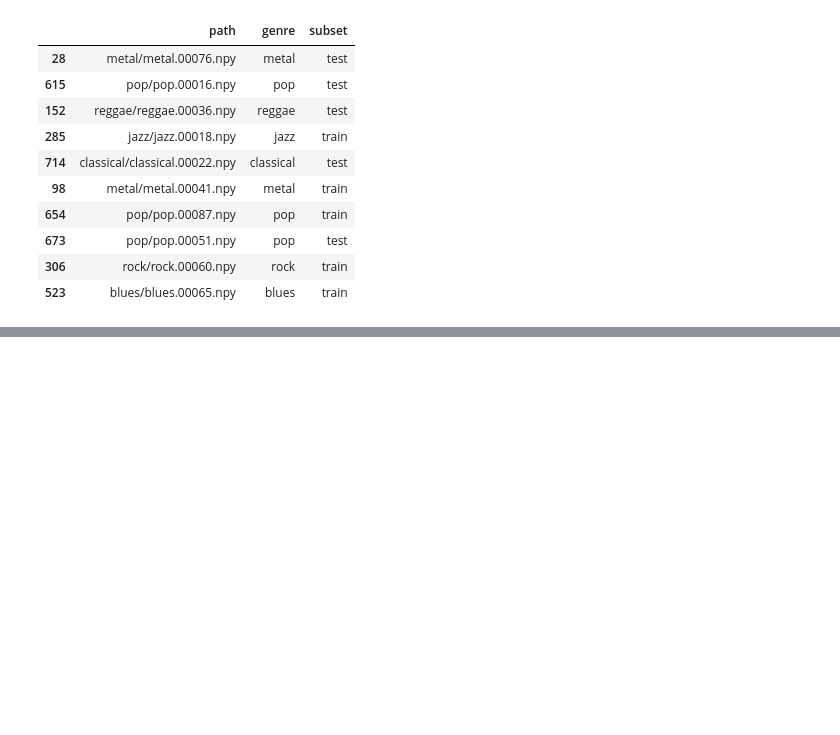
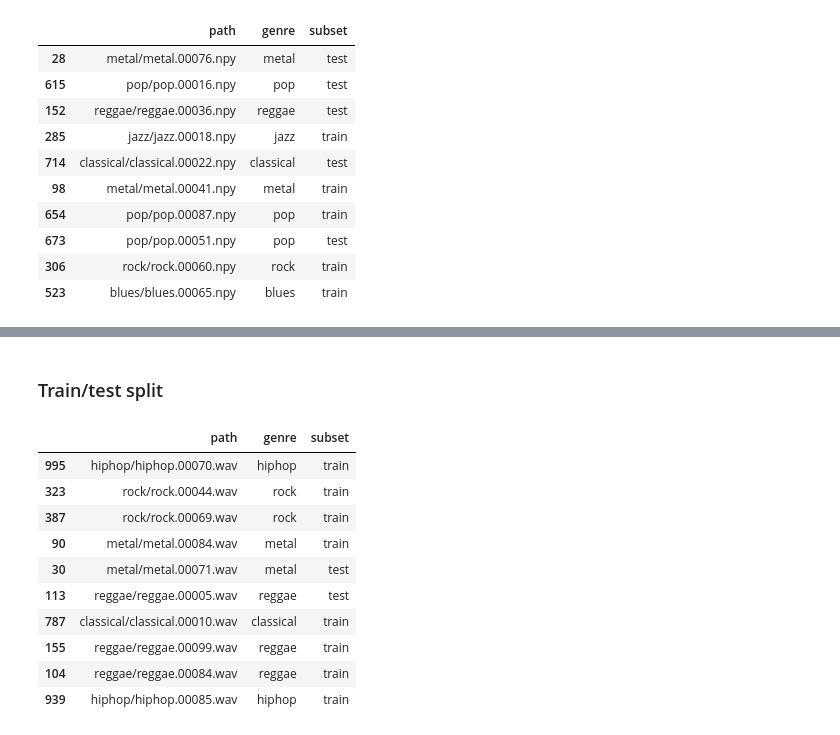
Before and after one commit to matteobarbieri/simsalabim, a Jupyter notebook: notebooks/data_exploration.ipynb, the cells around one changed output, grey strips where cells are left out. Cells and saved outputs as stored; diff of their text form; code cells hidden in the pictures; blank space fills up the shorter version.

```diff
--- a/notebooks/data_exploration.ipynb
+++ b/notebooks/data_exploration.ipynb
@@ -227,0 +186,2 @@ df_full.to_csv(f"{OUT_FOLDER}/metadata.csv", index=False)
+# %%
+df = pd.DataFrame(wav_files)
@@ -227,0 +197,2 @@ df_full.to_csv(f"{OUT_FOLDER}/metadata.csv", index=False)
+# %% [markdown]
+### Train/test split
@@ -227,0 +201,21 @@ df_full.to_csv(f"{OUT_FOLDER}/metadata.csv", index=False)
+# %%
+df_train, df_test = train_test_split(df, test_size=0.2, stratify=df['genre'])
+# %%
+df_train['subset'] = 'train'
+df_test['subset'] = 'test'
+# %%
+df_full = pd.concat((df_train, df_test)).sample(frac=1.0) # frac is to shuffle
+# %%
+df_full.head(n=10)
+# %% [output]
+|  | path | genre | subset |
+| 995 | hiphop/hiphop.00070.wav | hiphop | train |
+| 323 | rock/rock.00044.wav | rock | train |
+| 387 | rock/rock.00069.wav | rock | train |
+| 90 | metal/metal.00084.wav | metal | train |
+| 30 | metal/metal.00071.wav | metal | test |
+| 113 | reggae/reggae.00005.wav | reggae | test |
+| 787 | classical/classical.00010.wav | classical | train |
+| 155 | reggae/reggae.00099.wav | reggae | train |
+| 104 | reggae/reggae.00084.wav | reggae | train |
+| 939 | hiphop/hiphop.00085.wav | hiphop | train |
```
Also changed, not shown: parts of 13 cells of this notebook, 5 other files.
